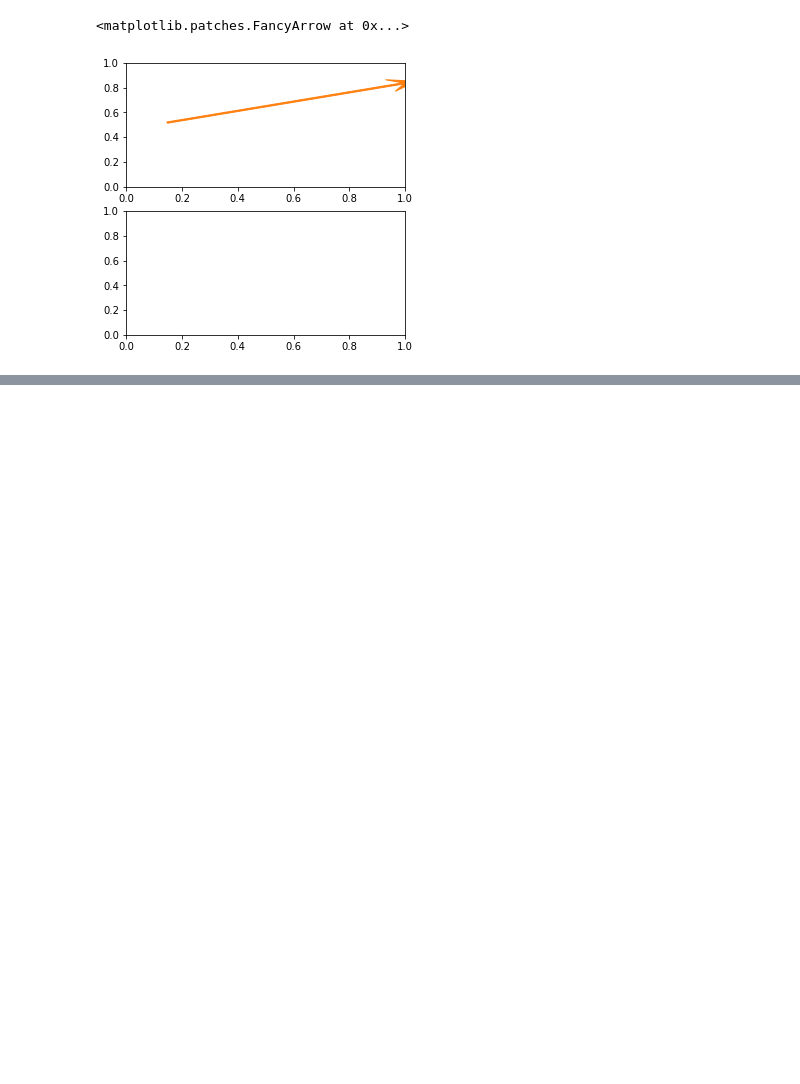
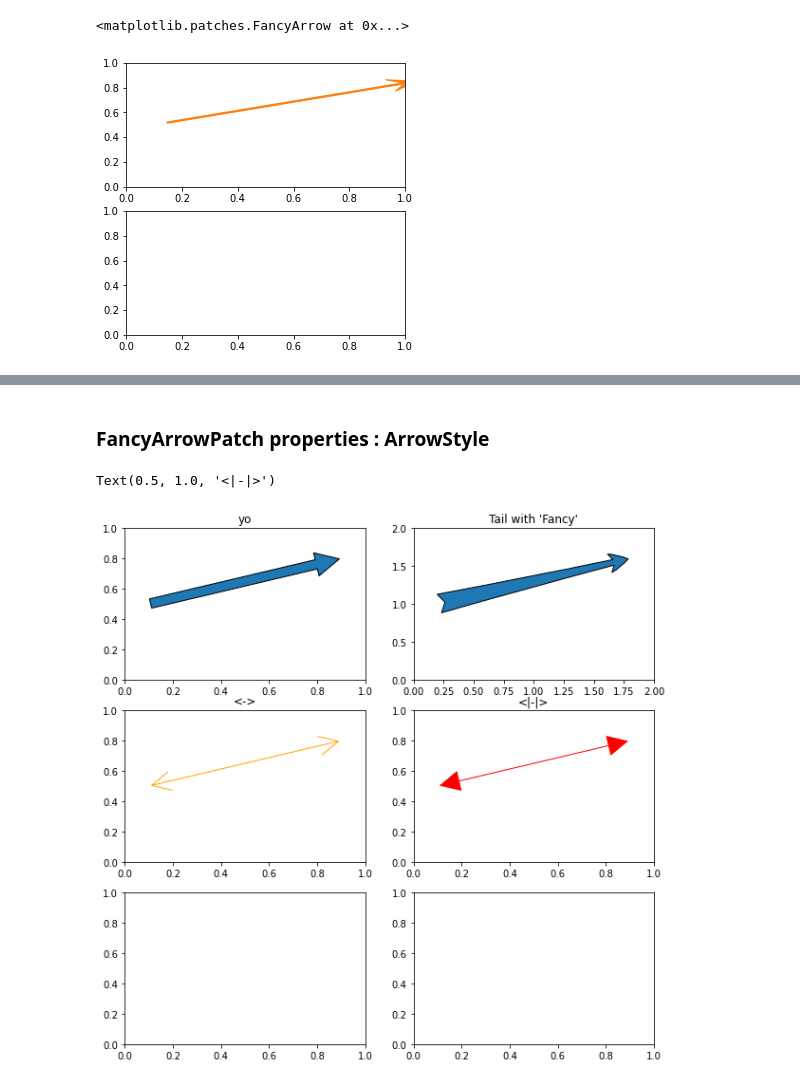
Before and after one commit to chikoungoun/Visualization, a Jupyter notebook: FancyArrow/Fancy Arrow pass network.ipynb, the cells around one changed output, grey strips where cells are left out. Drawn from its saved outputs; the diff is of its cells as text; code cells hidden in the pictures; blank space fills up the shorter version.

```diff
--- a/FancyArrow/Fancy Arrow pass network.ipynb
+++ b/FancyArrow/Fancy Arrow pass network.ipynb
@@ -95,0 +120,2 @@ ax[0].add_patch(arrow)
+# %% [markdown]
+### FancyArrowPatch properties : ArrowStyle
@@ -95,0 +124,29 @@ ax[0].add_patch(arrow)
+# %%
+fig,ax =  plt.subplots(3,2,figsize=(10,10))
+
+#1. Normal Arrow
+arrow = patches.FancyArrowPatch((x,y),(end_x,end_y),mutation_scale=50,transform=ax[0][0].transAxes)
+ax[0][0].add_patch(arrow)
+ax[0][0].set_title("yo")
+
+#2. add a tail to the rear
+AS = ArrowStyle("Fancy", head_length=.4, head_width=.4, tail_width=.4)
+arrow = patches.FancyArrowPatch((x,y),(end_x,end_y),arrowstyle=AS ,mutation_scale=50,transform=ax[0][1].transAxes)
+ax[0][1].add_patch(arrow)
+ax[0][1].set(xlim=(0,2),ylim=(0,2))
+ax[0][1].set_title("Tail with 'Fancy'")
+
+#3. "<->"
+AS = ArrowStyle("<->")
+arrow = patches.FancyArrowPatch((x,y),(end_x,end_y),arrowstyle=AS ,mutation_scale=50,transform=ax[1][0].transAxes,color="orange")
+ax[1][0].add_patch(arrow)
+ax[1][0].set_title("<->")
+
+#4. "<|-|>"
+AS = ArrowStyle("<|-|>")
+arrow = patches.FancyArrowPatch((x,y),(end_x,end_y),arrowstyle=AS ,mutation_scale=50,color="red")
+ax[1][1].add_patch(arrow)
+ax[1][1].set_title("<|-|>")
+# %% [output]
+Text(0.5, 1.0, '<|-|>')
+[figure, added]
```
Also changed, not shown: parts of 15 cells of this notebook.
